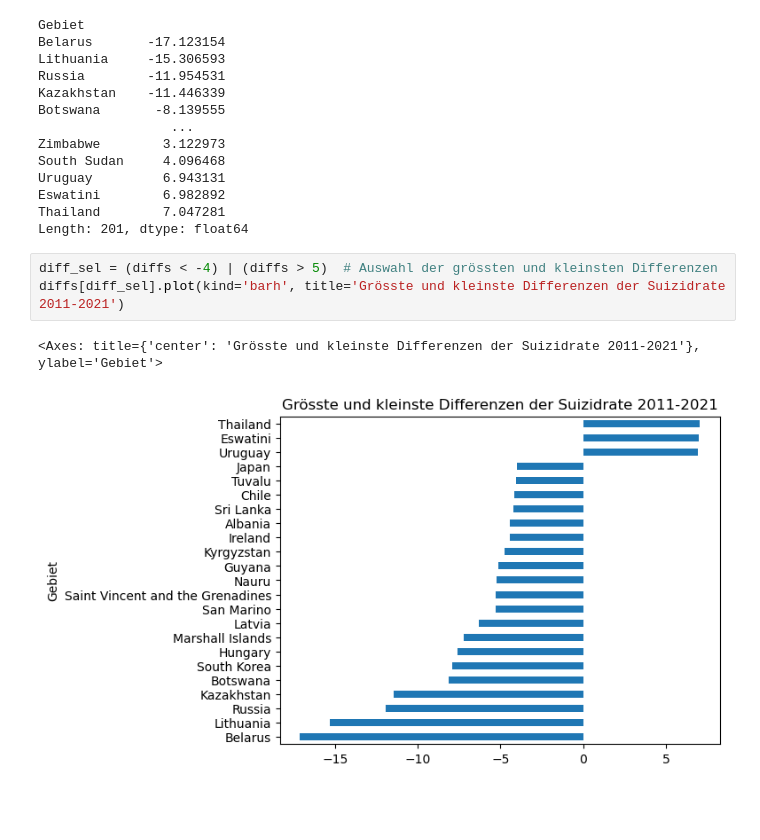
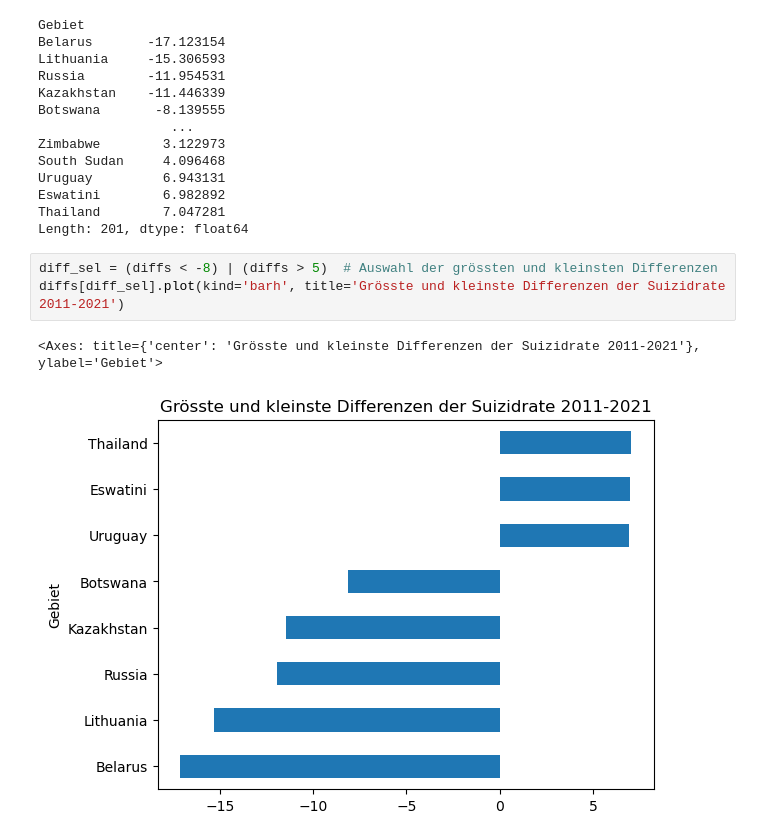
Before and after one commit to cardoali/BMLD-Python, a Jupyter notebook: Grundgerüst_Leistungsnachweis.ipynb, the cells around one changed output. Drawn from its saved outputs; the diff is of its cells as text; blank space fills up the shorter version.

Commit message:
Visualisierung

```diff
--- a/Grundgerüst_Leistungsnachweis.ipynb
+++ b/Grundgerüst_Leistungsnachweis.ipynb
@@ -228,8 +228,8 @@ Eswatini        6.982892
 Thailand        7.047281
 Length: 201, dtype: float64
 # %%
-diff_sel = (diffs < -4) | (diffs > 5)  # Auswahl der grössten und kleinsten Differenzen
+diff_sel = (diffs < -8) | (diffs > 5)  # Auswahl der grössten und kleinsten Differenzen
 diffs[diff_sel].plot(kind='barh', title='Grösste und kleinste Differenzen der Suizidrate 2011-2021')
 # %% [output]
 <Axes: title={'center': 'Grösste und kleinste Differenzen der Suizidrate 2011-2021'}, ylabel='Gebiet'>
-[figure, old version]
+[figure, new version]
```
Also changed, not shown: parts of 3 cells of this notebook.
